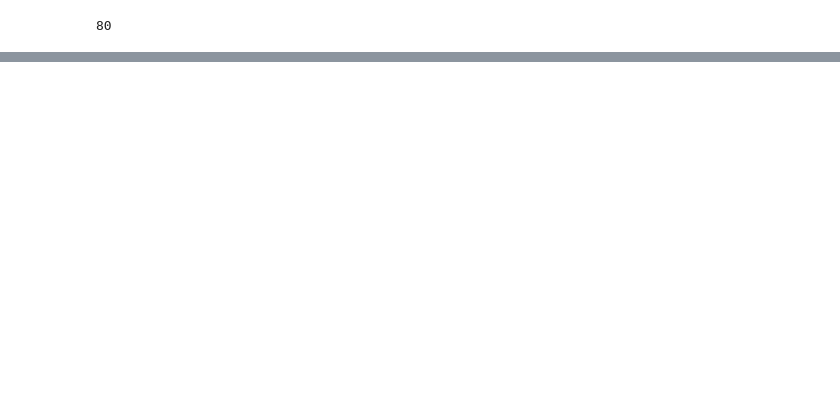
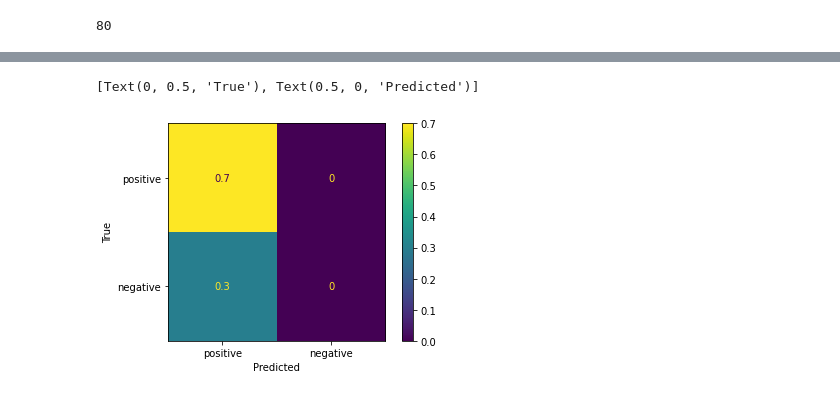
Before and after one commit to Aba17/Binary-Naive-Bayes-Sentimental-Analysis, a Jupyter notebook: Binary_Naive_Bayes.ipynb, the cells around one changed output, grey strips where cells are left out. Cells and saved outputs as stored; diff of their text form; code cells hidden in the pictures; blank space fills up the shorter version.

```diff
--- a/Binary_Naive_Bayes.ipynb
+++ b/Binary_Naive_Bayes.ipynb
@@ -443,0 +340,3 @@ Xtest
+# %%
+Xtest = Xtest.to_numpy()
+type(Xtest)
@@ -445,4 +346,4 @@ Xtest
 ytrain=vec.iloc[:size,-1]
 ytest=vec.iloc[size:,-1]
 # %%
-ytrain
+ytrain = ytrain.to_numpy()
@@ -462,3 +350,5 @@ Name: label, Length: 80, dtype: int64
+# %%
+ytest = ytest.to_numpy()
 # %%
 # words.ponderations
 # %%
@@ -513,10 +403,11 @@ class BinaryNaiveBayes:
   def _pdf(self, class_idx, x):
     mean = self._mean[class_idx]
     var = self._var[class_idx]
-    numerator = np.exp(-((x - mean) ** 2) / (2 * var))
+
+    numerator = np.exp(-(x - mean) ** 2) / (2 * var)
     denominator = np.sqrt(2 * np.pi * var)
     return numerator / denominator
 
-  def accuracy(y_true, y_pred):
-     accuracy = np.sum(y_true == y_pred) / len(y_true)
-     return accuracy
+def accuracy(y_true, y_pred):
+  accuracy = np.sum(y_true == y_pred) / len(y_true)
+  return accuracy
@@ -527,0 +430,8 @@ print("Naive Bayes classification accuracy", accuracy(ytest, predictions))
+# %%
+cm = confusion_matrix(ytest, predictions, normalize='all')
+cmd = ConfusionMatrixDisplay(cm, display_labels=['positive','negative'])
+cmd.plot()
+cmd.ax_.set(xlabel='Predicted', ylabel='True')
+# %% [output]
+[Text(0, 0.5, 'True'), Text(0.5, 0, 'Predicted')]
+[figure, added]
```
Also changed, not shown: parts of 43 cells of this notebook.
